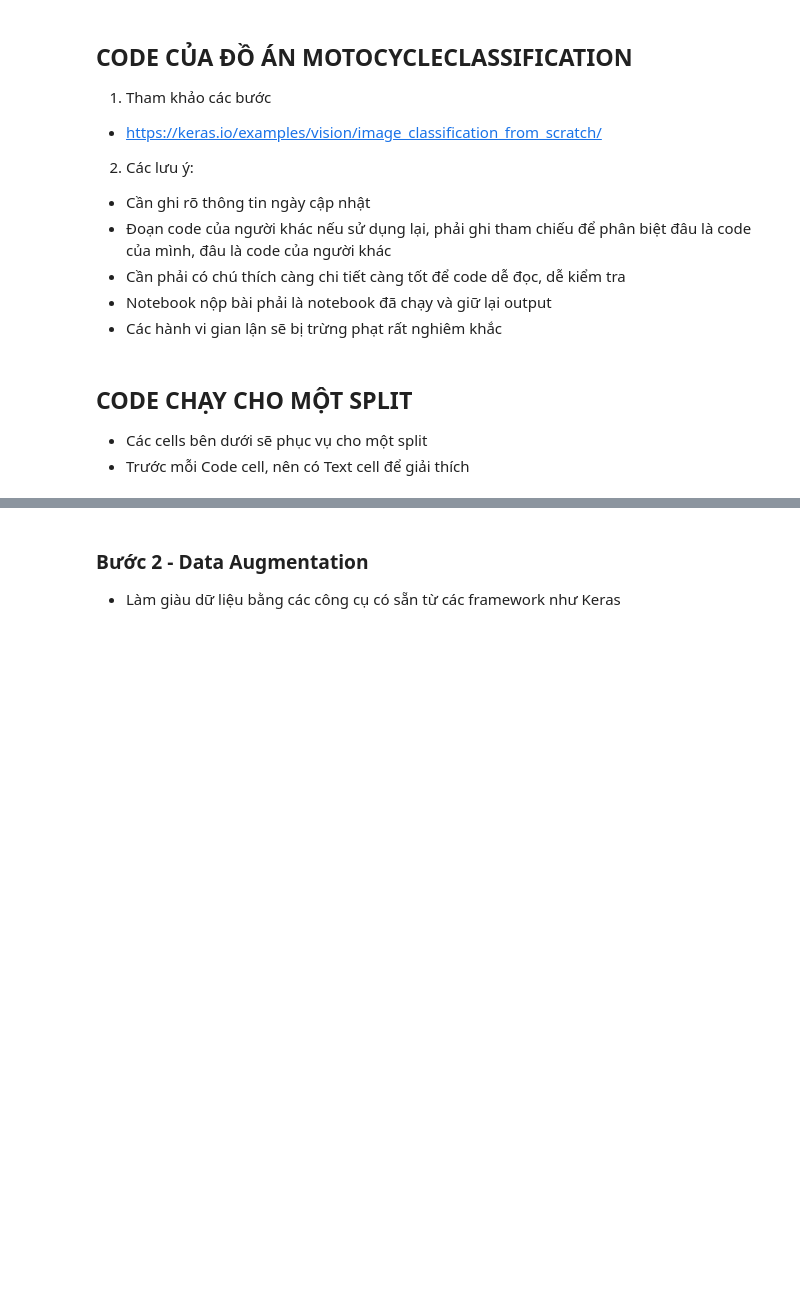
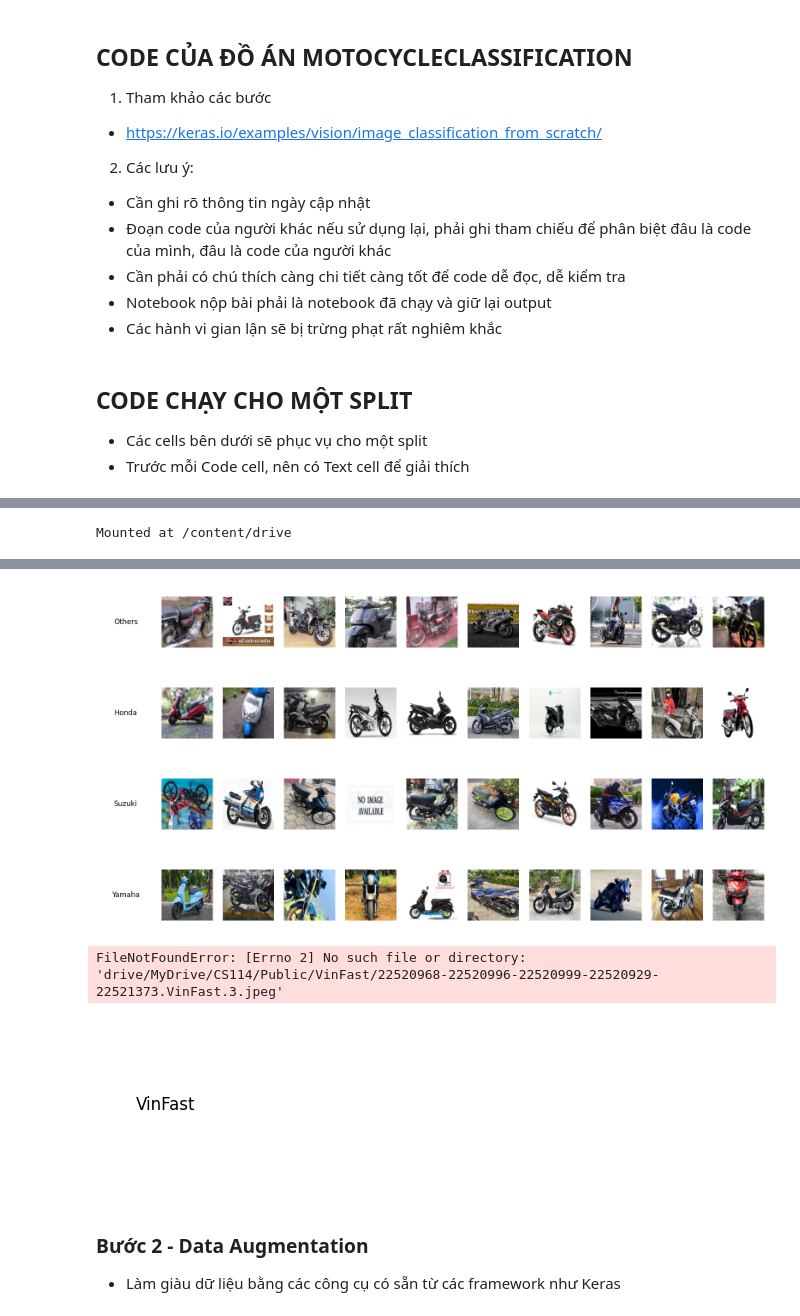
Before and after one commit to PTD504/CS114.O21-22520193-22520234-22520363, a Jupyter notebook: Motocycle_Classification/Final_Report.ipynb, the cells around one changed output, grey strips where cells are left out. Cells and saved outputs as stored; diff of their text form; code cells hidden in the pictures; blank space fills up the shorter version.

```diff
--- a/Motocycle_Classification/Final_Report.ipynb
+++ b/Motocycle_Classification/Final_Report.ipynb
@@ -82,8 +113,21 @@ import matplotlib.pyplot as plt
+# %%
+# Mount drive
+from google.colab import drive
+drive.mount('/content/drive')
+# %% [output]
+Mounted at /content/drive
 # %%
 # Các biến toàn cục
+Category_map = {
+  'Others': 0,
+  'Honda': 1,
+  'Suzuki': 2,
+  'Yamaha': 3,
+  'VinFast': 4
+}
 
 # thư mục gốc chứa thư mục dữ liệu
-szWorkingDir = ""
+szWorkingDir = 'drive/MyDrive/CS114/Public'
 
 # dùng để hiển thị
 nNumImgsPerRow = 10
@@ -94,12 +138,54 @@ nImgHeight = nImgWidth = 150
 - Mục đích để kiểm tra xem dữ liệu có sạch, chuẩn hoá chưa
 
 - Kết quả dự kiến <IMG SRC = 'https://editor.analyticsvidhya.com/uploads/762161_OSvbuPLy0PSM2nZ62SbtlQ.png'>
+# %%
+def show_images(fileName):
+  df = pd.read_csv(os.path.join(szWorkingDir, fileName), names=['Image_path', 'CategoryID'])
+
+  # root = 'drive/MyDrive/CS114/Public'
+  # Category_map = {'Others': 0, 'Honda': 1, 'Suzuki': 2, 'Yamaha': 3, 'VinFast': 4}
+
+  for key, category_id in Category_map.items():
+    # Select excactly numImages_per_row randomly
+    images_to_show = rd.sample(df[df['CategoryID'] == category_id]['Image_path'].tolist(), nNumImgsPerRow)
+
+    plt.figure(figsize=(20, 2))
+    plt.subplot(1, nNumImgsPerRow + 1, 1)
+    plt.text(0.5, 0.5, key, horizontalalignment = 'center', verticalalignment = 'center', fontsize = 12)
+    plt.axis('off')
+
+    # Show all selected images
+    for idx, image_path in enumerate(images_to_show):
+      try:
+        # img = mpimg.imread(os.path.join(szWorkingDir, image_path))
+        img = Image.open(os.path.join(szWorkingDir, image_path))
+        img = np.array(img)
+      except SyntaxError as ex:
+        print(f'Error: {ex}')
+        print(image_path)
+        continue
+      img = cv2.resize(img, (nImgHeight, nImgWidth))
+      plt.subplot(1, nNumImgsPerRow + 1, idx + 2)
+      plt.imshow(img)
+      plt.axis('off')
+
+    plt.show()
 # %%
 # curSplit
 curSplit = 1
 
 szTrainFileName = "MotocycleDataset-Splits-{}-Train.csv".format(curSplit)
 szTestFileName = "MotocycleDataset-Splits-{}-Test.csv".format(curSplit)
+
+show_images(szTrainFileName)
+# show_images(szTestFileName)
+# %% [output]
+[figure, added]
+[figure, added]
+[figure, added]
+[figure, added]
+FileNotFoundError: [Errno 2] No such file or directory: 'drive/MyDrive/CS114/Public/VinFast/22520968-22520996-22520999-22520929-22521373.VinFast.3.jpeg'
+[figure, added]
 # %% [markdown]
 ### Bước 2 - Data Augmentation
 
```
Also changed, not shown: parts of 7 cells of this notebook.
